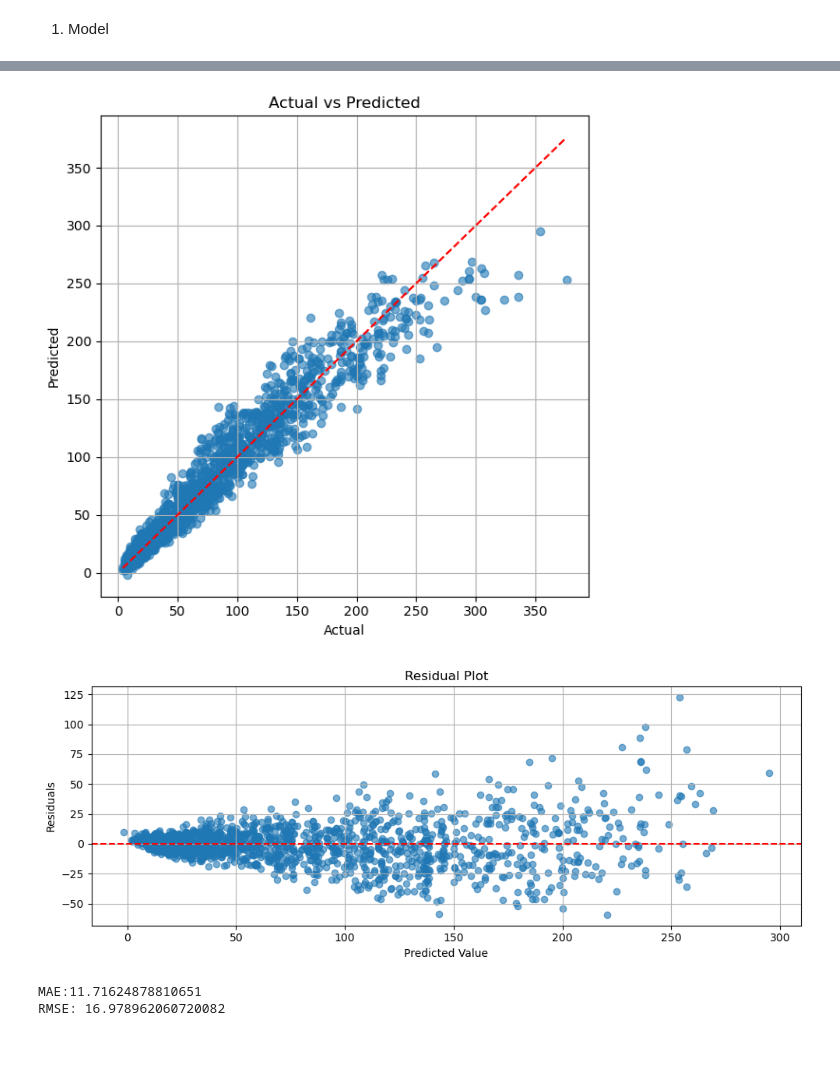
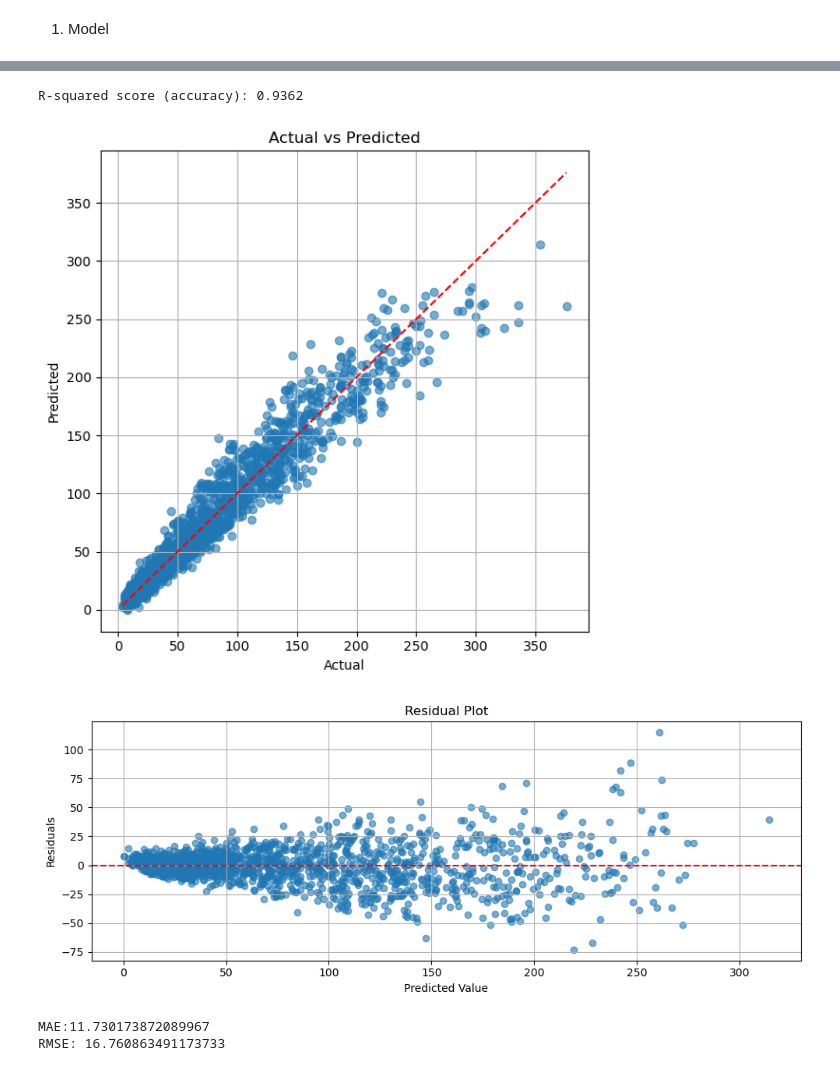
Before and after one commit to kalilaingco/ERWaitTimes, a Jupyter notebook: WaitTimeAnalysis.ipynb, the cells around one changed output, grey strips where cells are left out. Drawn from its saved outputs; the diff is of its cells as text; code cells hidden in the pictures.

Commit message:
added accuracy scores

```diff
--- a/WaitTimeAnalysis.ipynb
+++ b/WaitTimeAnalysis.ipynb
@@ -259,7 +269,6 @@ Gradient Boosting Model
 # %% [markdown]
 1. Model
 # %%
-gb = GradientBoostingRegressor(n_estimators=100, learning_rate= 0.1, max_depth=3, subsample=0.8, random_state=42)
+
+gb = GradientBoostingRegressor(n_estimators=300, learning_rate= 0.1, max_depth=3, subsample=0.8, random_state=42)
 gb.fit(X_train, y_train)
-
-gb_pred_time = gb.predict(X_test)
@@ -270,0 +282,3 @@ sns.barplot(x = gb.feature_importances_, y = gb.feature_names_in_)
+# %%
+gbrt_best_pred_time = gb.predict(X_test)
+y_test
@@ -271,6 +298,12 @@ sns.barplot(x = gb.feature_importances_, y = gb.feature_names_in_)
+# %%
+# Calculate R-squared score (accuracy for regression)
+accuracy = r2_score(y_test, gbrt_best_pred_time)
+print(f"R-squared score (accuracy): {accuracy:.4f}")
+# %% [output]
+R-squared score (accuracy): 0.9362
 # %%
 plt.figure(figsize=(6, 6))
-plt.scatter(y_test, gb_pred_time, alpha=0.6)
+plt.scatter(y_test, gbrt_best_pred_time, alpha=0.6)
 plt.plot([y_test.min(), y_test.max()], [y_test.min(), y_test.max()], '--r')
 plt.xlabel("Actual")
 plt.ylabel("Predicted")
@@ -279,29 +312,29 @@ plt.grid(True)
 plt.tight_layout()
 plt.show()
 # %% [output]
-[figure, old version]
+[figure, new version]
 # %%
-residuals = y_test - gb_pred_time
+residuals = y_test - gbrt_best_pred_time
 
 plt.figure(figsize=(10, 4))
-plt.scatter(gb_pred_time, residuals, alpha=0.6)
+plt.scatter(gbrt_best_pred_time, residuals, alpha=0.6)
 plt.axhline(0, color='red', linestyle='--')
 plt.xlabel("Predicted Value")
 plt.ylabel("Residuals")
 plt.title("Residual Plot")
 plt.grid(True)
 plt.tight_layout()
 plt.show()
 # %% [output]
-[figure, old version]
+[figure, new version]
 # %%
 #Regression metrics
-mae = mean_absolute_error(y_true=y_test, y_pred=gb_pred_time)
+mae = mean_absolute_error(y_true=y_test, y_pred=gbrt_best_pred_time)
 print(f"MAE:{mae}")
 
-mse = mean_squared_error(y_true=y_test, y_pred=gb_pred_time)
+mse = mean_squared_error(y_true=y_test, y_pred=gbrt_best_pred_time)
 rmse = math.sqrt(mse)
 print(f"RMSE: {rmse}")
 # %% [output]
-MAE:11.71624878810651
-RMSE: 16.978962060720082
+MAE:11.730173872089967
+RMSE: 16.760863491173733
```
Also changed, not shown: parts of 11 cells of this notebook.
